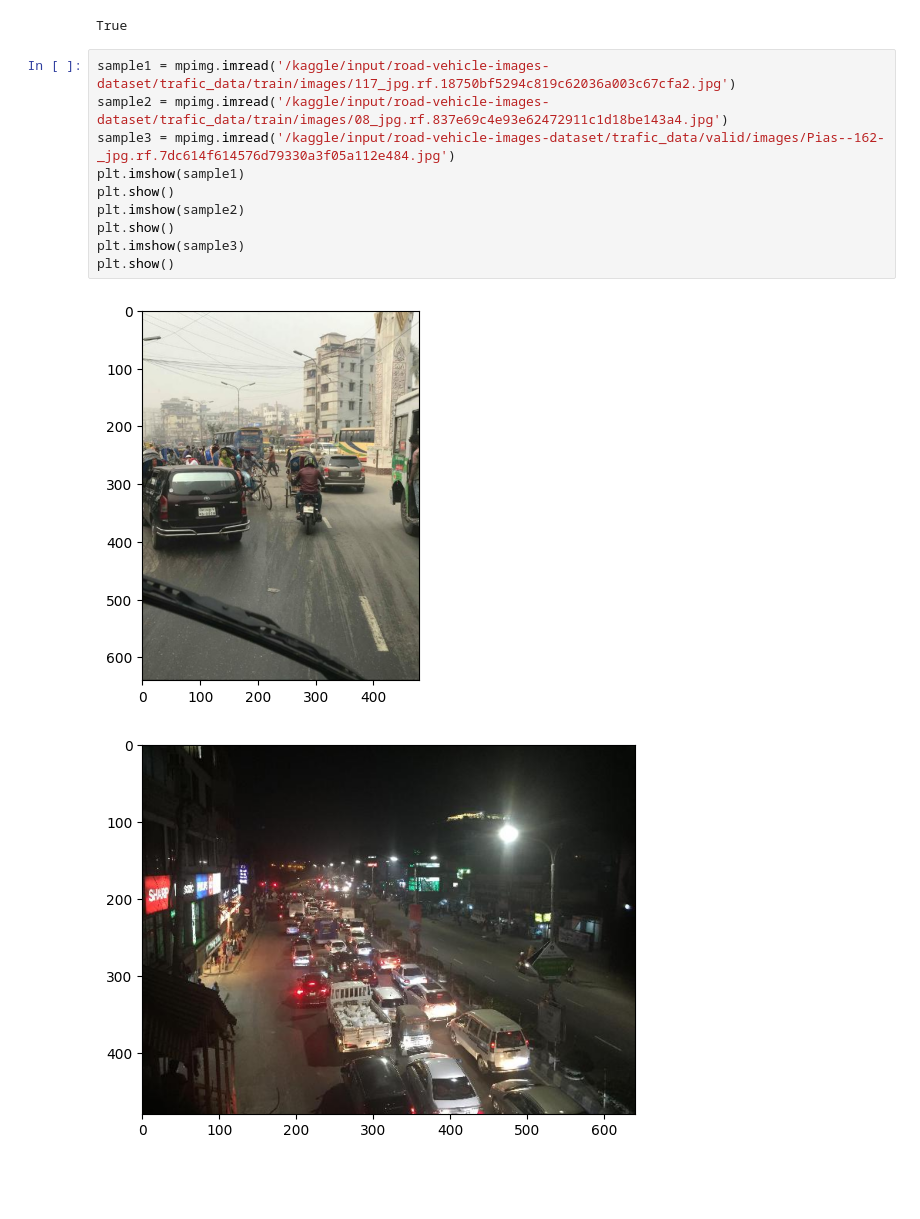
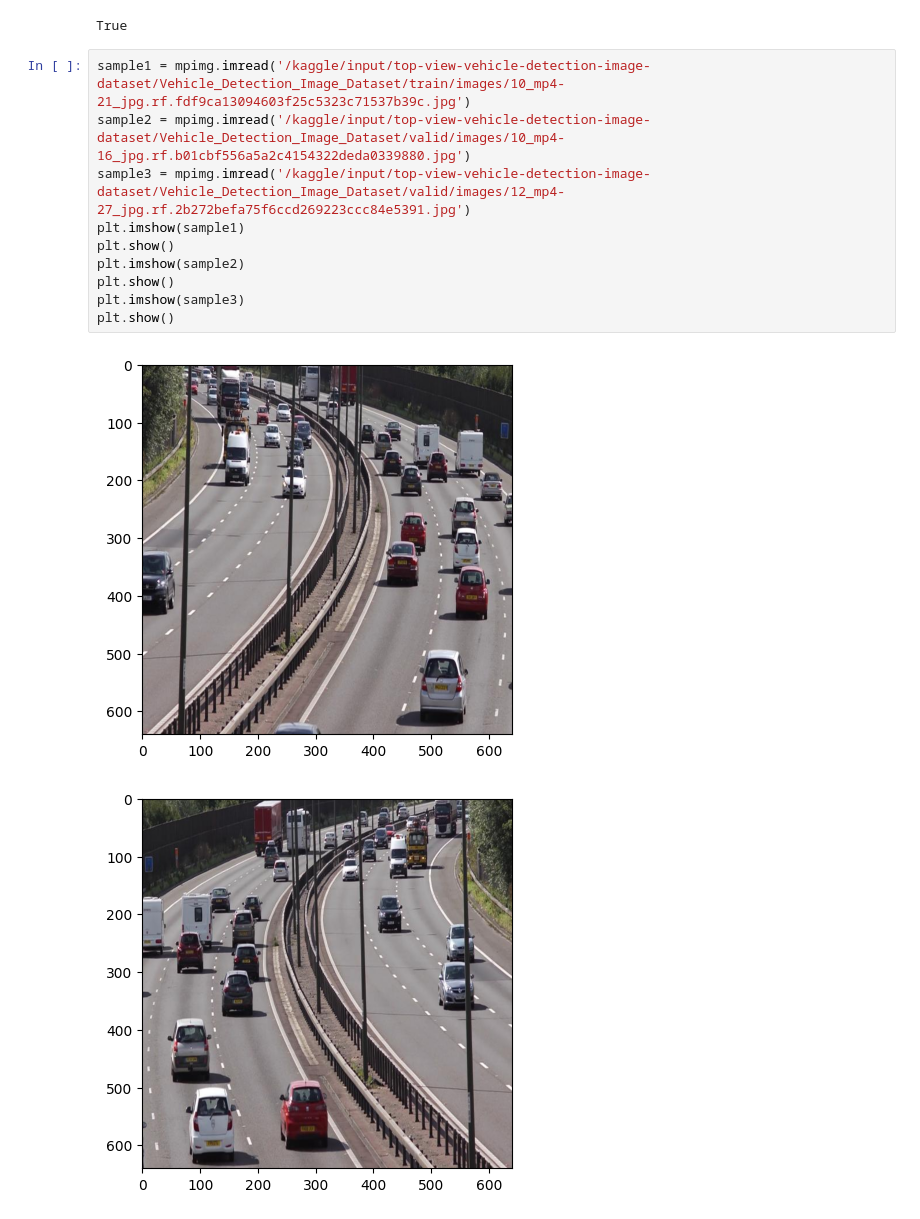
Before and after one commit to cubukcum/vehicle-detection-yolov8, a Jupyter notebook: vehicle-detection-yolov8.ipynb, the cells around one changed output. Cells and saved outputs as stored; diff of their text form; blank space fills up the shorter version.

Commit message:
changed the database and trained for 30 epochs using Tesla P100 GPU

```diff
--- a/vehicle-detection-yolov8.ipynb
+++ b/vehicle-detection-yolov8.ipynb
@@ -58,15 +60,15 @@ wandb: WARNING Consider setting the WANDB_API_KEY environment variable, or runni
 wandb: Appending key for api.wandb.ai to your netrc file: /root/.netrc
 True
 # %%
-sample1 = mpimg.imread('/kaggle/input/road-vehicle-images-dataset/trafic_data/train/images/117_jpg.rf.18750bf5294c819c62036a003c67cfa2.jpg')
-sample2 = mpimg.imread('/kaggle/input/road-vehicle-images-dataset/trafic_data/train/images/08_jpg.rf.837e69c4e93e62472911c1d18be143a4.jpg')
-sample3 = mpimg.imread('/kaggle/input/road-vehicle-images-dataset/trafic_data/valid/images/Pias--162-_jpg.rf.7dc614f614576d79330a3f05a112e484.jpg')
+sample1 = mpimg.imread('/kaggle/input/top-view-vehicle-detection-image-dataset/Vehicle_Detection_Image_Dataset/train/images/10_mp4-21_jpg.rf.fdf9ca13094603f25c5323c71537b39c.jpg')
+sample2 = mpimg.imread('/kaggle/input/top-view-vehicle-detection-image-dataset/Vehicle_Detection_Image_Dataset/valid/images/10_mp4-16_jpg.rf.b01cbf556a5a2c4154322deda0339880.jpg')
+sample3 = mpimg.imread('/kaggle/input/top-view-vehicle-detection-image-dataset/Vehicle_Detection_Image_Dataset/valid/images/12_mp4-27_jpg.rf.2b272befa75f6ccd269223ccc84e5391.jpg')
 plt.imshow(sample1)
 plt.show()
 plt.imshow(sample2)
 plt.show()
 plt.imshow(sample3)
 plt.show()
 # %% [output]
-[figure, old version]
+[figure, new version]
-[figure, old version]
+[figure, new version]
```
Also changed, not shown: parts of 7 cells of this notebook.
